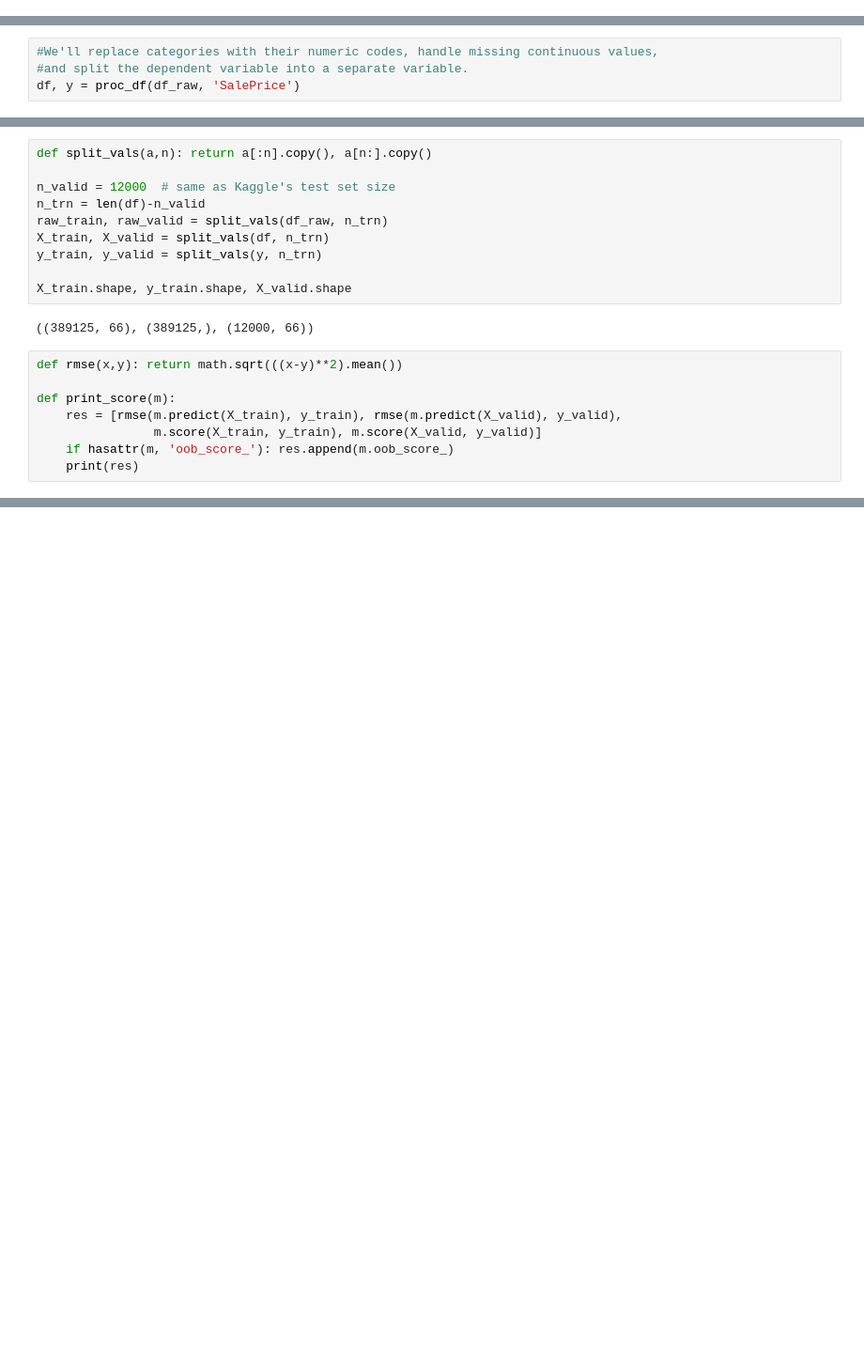
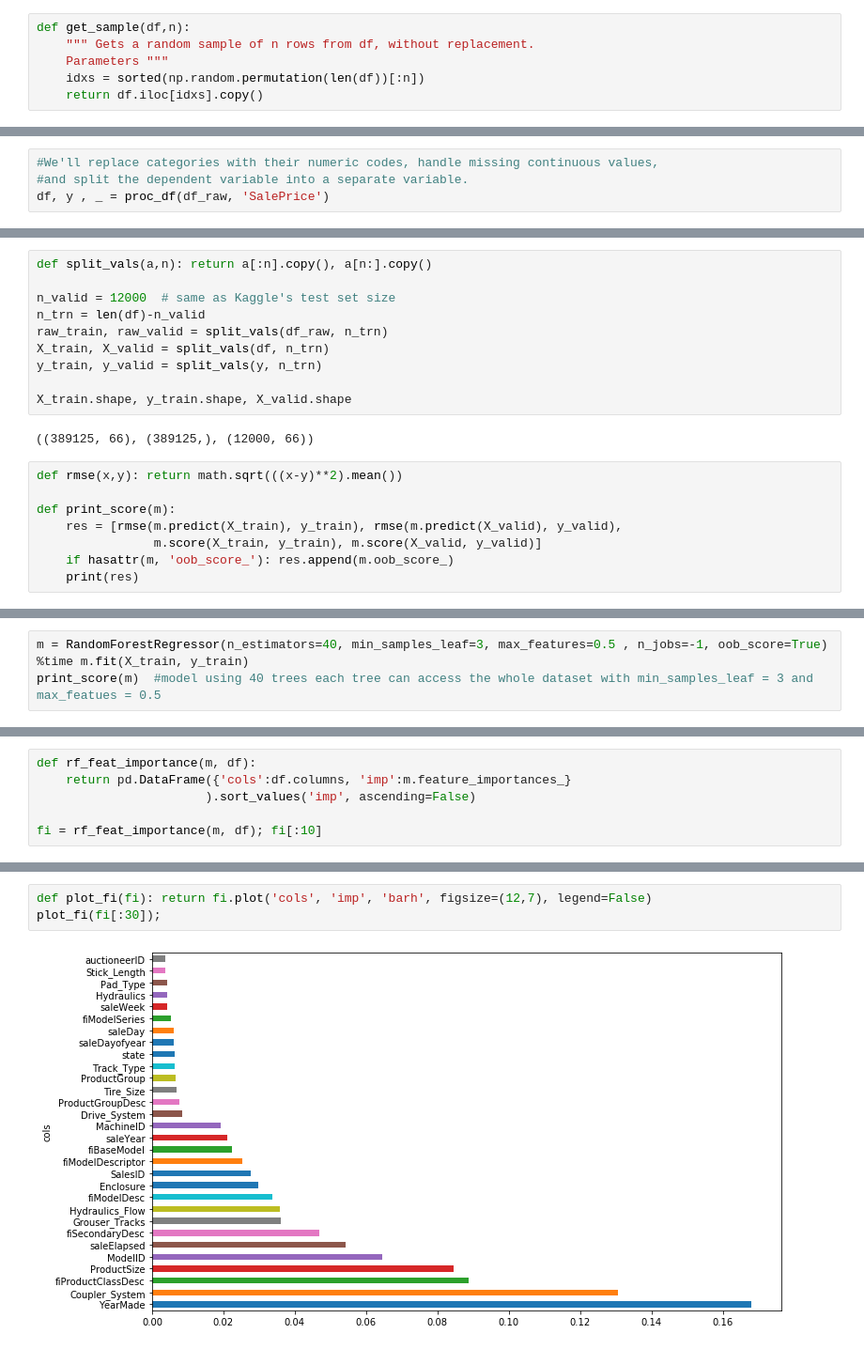
Before and after one commit to ElFarash/Blue-Book-For-Bulldozers, a Jupyter notebook: Blue Book For Bulldozers.ipynb, the cells around one changed output, grey strips where cells are left out. Shown: that part at 94% size. Drawn from its saved outputs; the diff is of its cells as text; blank space fills up the shorter version.

Commit message:
final model score 0.215

```diff
--- a/Blue Book For Bulldozers.ipynb
+++ b/Blue Book For Bulldozers.ipynb
@@ -258,0 +239,6 @@ def proc_df(df, y_fld, skip_flds=None, do_scale=False,
+# %%
+def get_sample(df,n):
+    """ Gets a random sample of n rows from df, without replacement.
+    Parameters """
+    idxs = sorted(np.random.permutation(len(df))[:n])
+    return df.iloc[idxs].copy()
@@ -259,7 +304,7 @@ def proc_df(df, y_fld, skip_flds=None, do_scale=False,
 # %%
 #We'll replace categories with their numeric codes, handle missing continuous values,
 #and split the dependent variable into a separate variable.
-df, y = proc_df(df_raw, 'SalePrice')
+df, y , _ = proc_df(df_raw, 'SalePrice')
 # %%
 # check that every column is a number (no problem)
 df.head()
@@ -300,0 +377,4 @@ def print_score(m):
+# %%
+m = RandomForestRegressor(n_estimators=40, min_samples_leaf=3, max_features=0.5 , n_jobs=-1, oob_score=True)
+%time m.fit(X_train, y_train)
+print_score(m)  #model using 40 trees each tree can access the whole dataset with min_samples_leaf = 3 and max_featues = 0.5
@@ -300,0 +386,6 @@ def print_score(m):
+# %%
+def rf_feat_importance(m, df):
+    return pd.DataFrame({'cols':df.columns, 'imp':m.feature_importances_}
+                       ).sort_values('imp', ascending=False)
+
+fi = rf_feat_importance(m, df); fi[:10]
@@ -300,0 +404,5 @@ def print_score(m):
+# %%
+def plot_fi(fi): return fi.plot('cols', 'imp', 'barh', figsize=(12,7), legend=False)
+plot_fi(fi[:30]);
+# %% [output]
+[figure, added]
```
Also changed, not shown: parts of 36 cells of this notebook, 1 other file.
